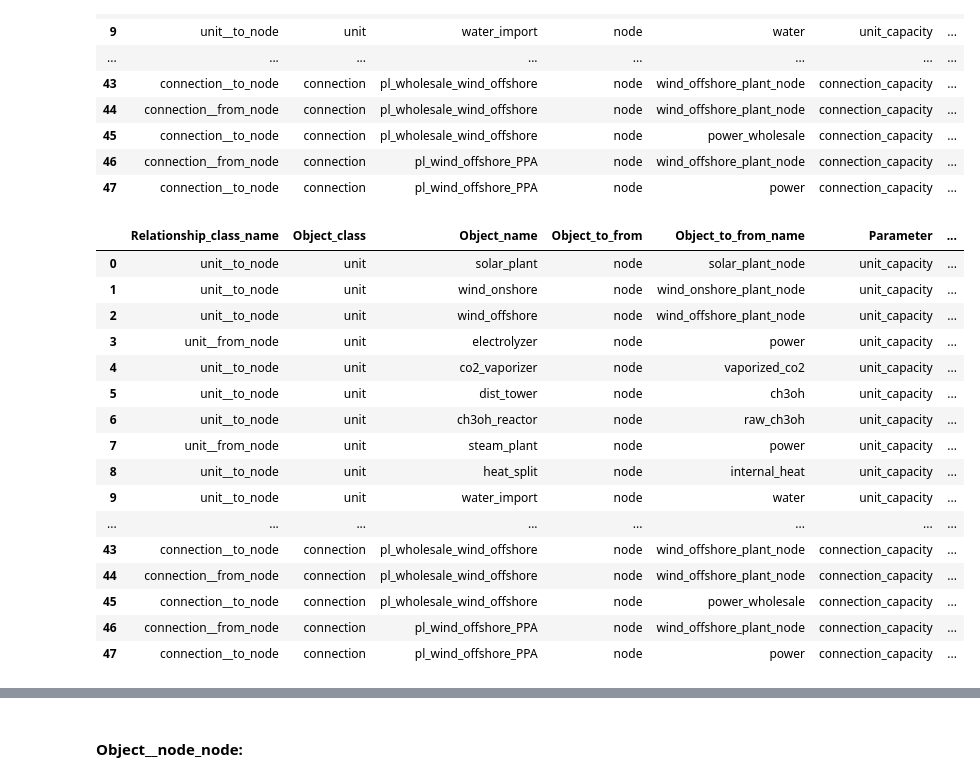
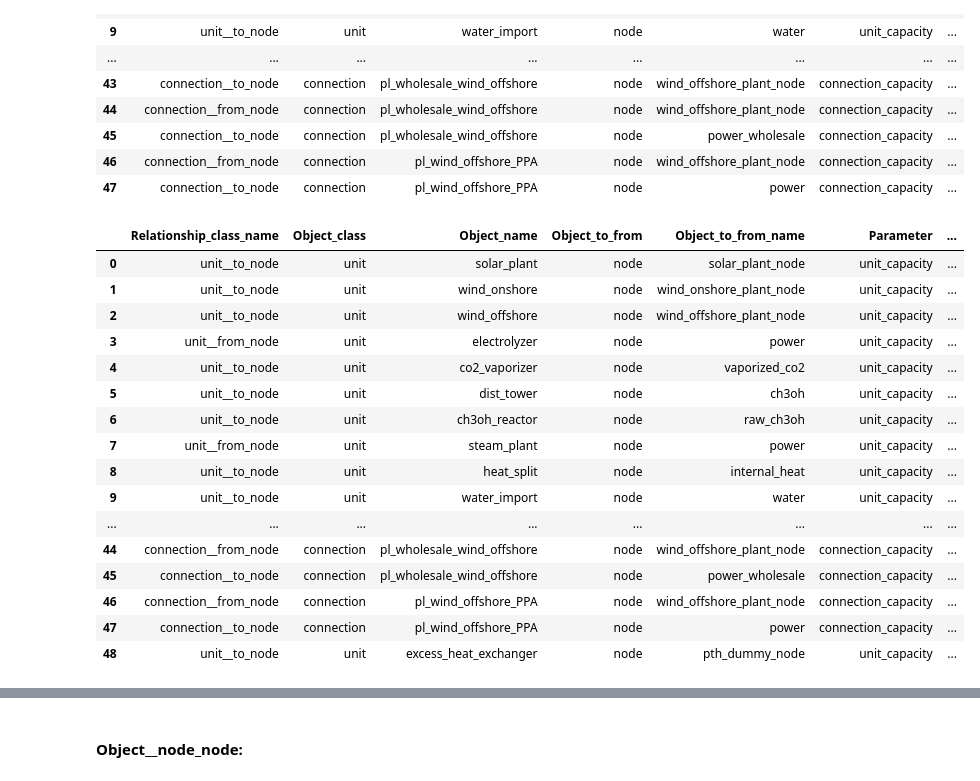
Before and after one commit to CSEI-EU/Nord_H2ub, a Jupyter notebook: spine_projects/01_input_data/00_functions/data_preparation_nord_h2ub_spine.ipynb, the cells around one changed output, grey strips where cells are left out. Cells and saved outputs as stored; diff of their text form; code cells hidden in the pictures.

Commit message:
fixed a bug with 'Object__to_from_node_definition' generation

```diff
--- a/spine_projects/01_input_data/00_functions/data_preparation_nord_h2ub_spine.ipynb
+++ b/spine_projects/01_input_data/00_functions/data_preparation_nord_h2ub_spine.ipynb
@@ -722,39 +722,39 @@ df_object__node_definitions = df_object__node_definitions.reset_index(drop=True)
 
 # Add district heating
 if district_heating:
     df_object__node_definitions = pd.concat([df_object__node_definitions, dh_sheets_mapping['Object__to_from_node_definition']], ignore_index=True)
 else:
     pass
 
 # Drop rows where no parameters for the relationship are defined (column has missing values (NaN or None))
 drop_no_value_column = 'Parameter'
 df_object__node_values = df_object__node[df_object__node[drop_no_value_column] != '']
 
 # Add district heating
 if district_heating:
     df_object__node_values = pd.concat([df_object__node_values, dh_sheets_mapping['Object__to_from_node']], ignore_index=True)
 else:
     pass
 
-df_object__node_values.head(50)
+df_object__node_values.head(70)
 # %% [output]
 |  | Relationship_class_name | Object_class | Object_name | Object_to_from | Object_to_from_name | Parameter | ... |
 | 0 | unit__to_node | unit | solar_plant | node | solar_plant_node | unit_capacity | ... |
 | 1 | unit__to_node | unit | wind_onshore | node | wind_onshore_plant_node | unit_capacity | ... |
 | 2 | unit__to_node | unit | wind_offshore | node | wind_offshore_plant_node | unit_capacity | ... |
 | 3 | unit__from_node | unit | electrolyzer | node | power | unit_capacity | ... |
 | 4 | unit__to_node | unit | co2_vaporizer | node | vaporized_co2 | unit_capacity | ... |
 | 5 | unit__to_node | unit | dist_tower | node | ch3oh | unit_capacity | ... |
 | 6 | unit__to_node | unit | ch3oh_reactor | node | raw_ch3oh | unit_capacity | ... |
 | 7 | unit__from_node | unit | steam_plant | node | power | unit_capacity | ... |
 | 8 | unit__to_node | unit | heat_split | node | internal_heat | unit_capacity | ... |
 | 9 | unit__to_node | unit | water_import | node | water | unit_capacity | ... |
 | ... | ... | ... | ... | ... | ... | ... | ... |
-| 43 | connection__to_node | connection | pl_wholesale_wind_offshore | node | wind_offshore_plant_node | connection_capacity | ... |
 | 44 | connection__from_node | connection | pl_wholesale_wind_offshore | node | wind_offshore_plant_node | connection_capacity | ... |
 | 45 | connection__to_node | connection | pl_wholesale_wind_offshore | node | power_wholesale | connection_capacity | ... |
 | 46 | connection__from_node | connection | pl_wind_offshore_PPA | node | wind_offshore_plant_node | connection_capacity | ... |
 | 47 | connection__to_node | connection | pl_wind_offshore_PPA | node | power | connection_capacity | ... |
+| 48 | unit__to_node | unit | excess_heat_exchanger | node | pth_dummy_node | unit_capacity | ... |
 # %%
 # Add rest of to/from_node relations
 rows_to_add = []
```
Also changed, not shown: parts of 8 cells of this notebook, 2 other files.
